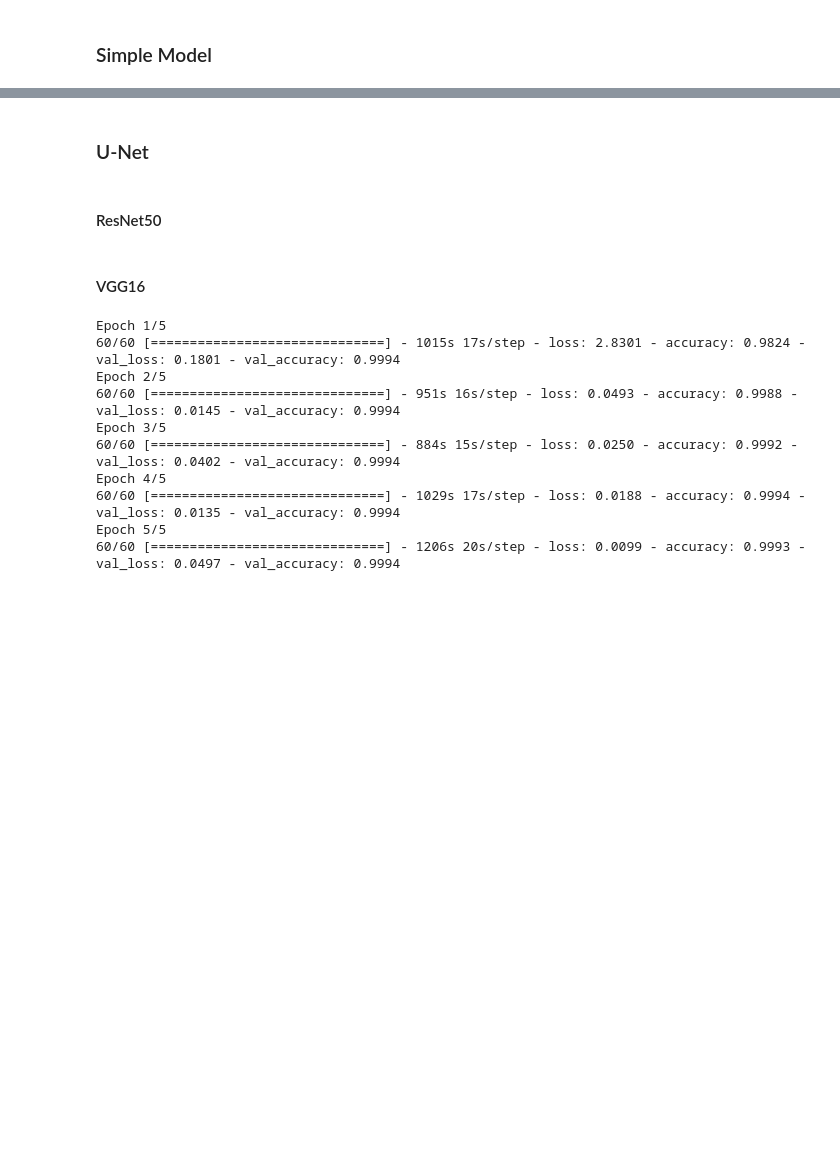
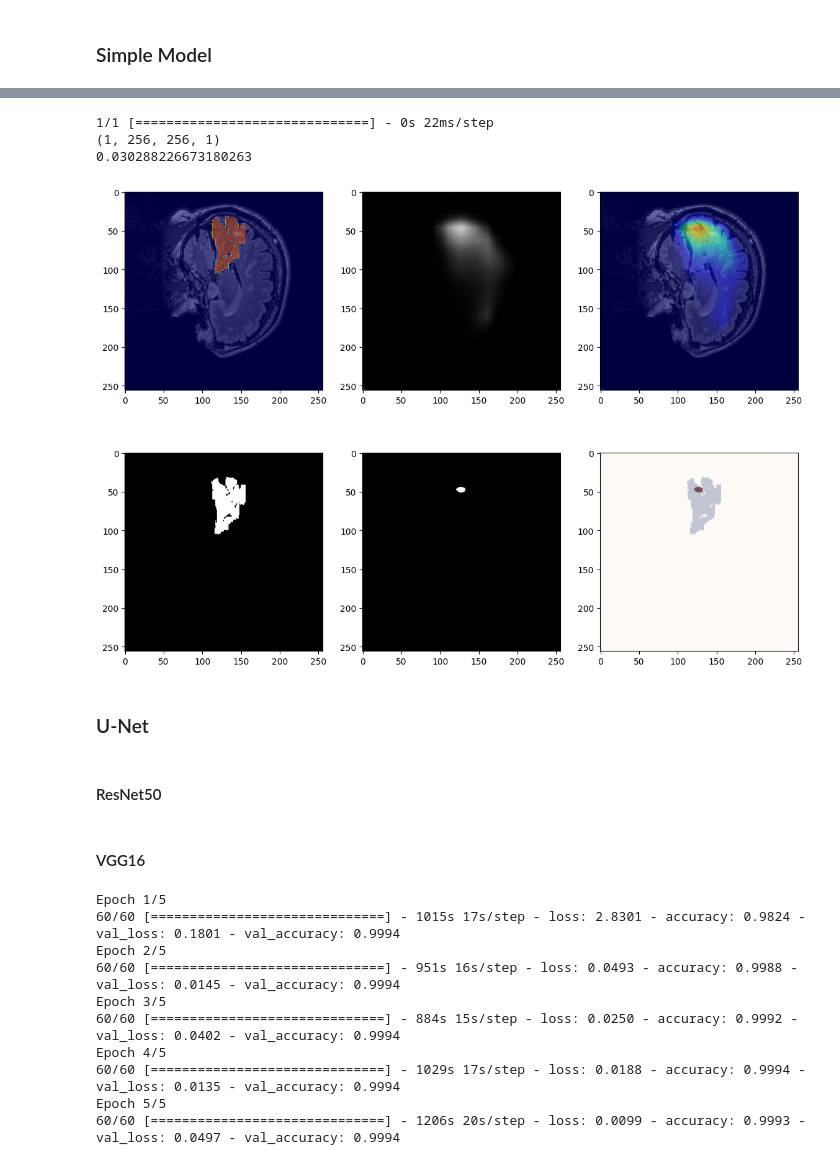
Before and after one commit to Robb-Chris/Master-Thesis, a Jupyter notebook: main.ipynb, the cells around one changed output, grey strips where cells are left out. Cells and saved outputs as stored; diff of their text form; code cells hidden in the pictures; blank space fills up the shorter version.

```diff
--- a/main.ipynb
+++ b/main.ipynb
@@ -1211,3 +1245,61 @@ plt.show()
+# %%
+# i = 345
+i = 12
+test = sag_train_images[i].reshape(-1, 256, 256, 1)
+
+# print(test.shape)
+# print(np.max(test))
+
+predicted_mask = model.predict(test)
+print(predicted_mask.shape)
+test_mask = predicted_mask.reshape(256, 256)
+
+# print(test_mask)
+# print(np.max(test_mask))
+
+test_mask_mean = np.mean(test_mask)
+mean_mask = test_mask > test_mask_mean
+ten_percent_mask = test_mask > np.percentile(test_mask, 99.9)
+ten_percent_mask = ten_percent_mask.astype(int).reshape(256, 256, 1)
+
+# print(ten_percent_mask)
+# print(np.max(ten_percent_mask))
+# print(np.min(ten_percent_mask))
+# print(np.max(sag_train_labels[i].astype(int)))
+# print(np.min(sag_train_labels[i].astype(int)))
+# print(ten_percent_mask.shape)
+# print((sag_train_labels[i].astype(int)).shape)
+
+print(evaluate(sag_train_labels[i].astype(int), ten_percent_mask, metric="IoU"))
+
+plt.figure(figsize=(14, 10))
+
+plt.subplot(2, 3, 1)
+plt.imshow(sag_train_images[i], cmap='gray')
+plt.imshow(sag_train_labels[i], cmap='jet', alpha=0.5)
+
+plt.subplot(2, 3, 2)
+plt.imshow(test_mask, cmap='gray')
+
+plt.subplot(2, 3, 3)
+plt.imshow(sag_train_images[i], cmap='gray')
+plt.imshow(test_mask, cmap='jet', alpha=0.5)
+
+plt.subplot(2, 3, 4)
+plt.imshow(sag_train_labels[i], cmap='gray')
+
+plt.subplot(2, 3, 5)
+plt.imshow(ten_percent_mask, cmap='gray')
+
+plt.subplot(2, 3, 6)
+plt.imshow(sag_train_labels[i], cmap='Blues', alpha=0.5)
+plt.imshow(ten_percent_mask, cmap='Reds',alpha=0.5)
+plt.show()
+# %% [output]
+1/1 [==============================] - 0s 22ms/step
+(1, 256, 256, 1)
+0.030288226673180263
+[figure, added]
 # %% [markdown]
 ### U-Net
 # %% [markdown]
```
Also changed, not shown: parts of 13 cells of this notebook.
